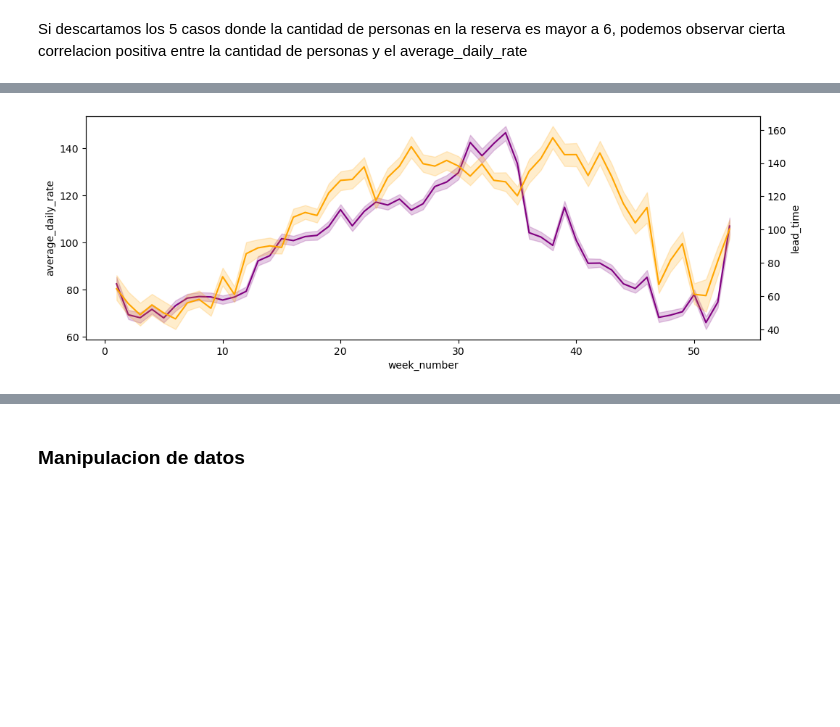
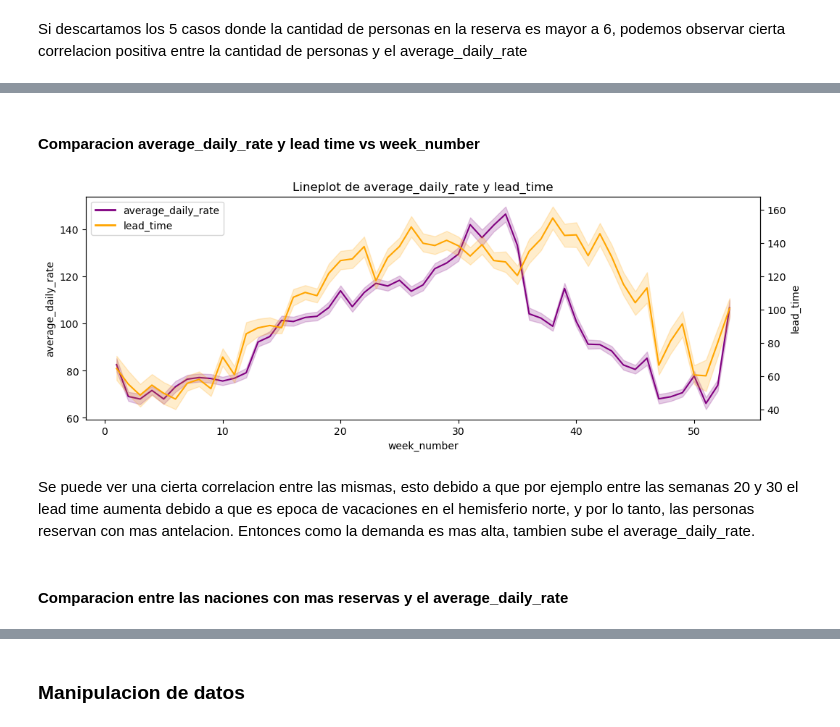
Before and after one commit to JuampiCarosi/7506R-2C2023-GRUPO23, a Jupyter notebook: 7506R_TP1_GRUPO23_CHP1_ENTREGA.ipynb, the cells around one changed output, grey strips where cells are left out. Cells and saved outputs as stored; diff of their text form; code cells hidden in the pictures; blank space fills up the shorter version.

Commit message:
agregamos varios analisis entre variables

```diff
--- a/7506R_TP1_GRUPO23_CHP1_ENTREGA.ipynb
+++ b/7506R_TP1_GRUPO23_CHP1_ENTREGA.ipynb
@@ -1109,9 +1139,22 @@ plt.show()
+# %% [markdown]
+#### Comparacion average_daily_rate y lead time vs week_number
 # %%
 fig, ax = plt.subplots(figsize=(12, 4))
 ax = sns.lineplot(x="week_number", y="average_daily_rate",data=df, color = 'purple')
 ax2 = ax.twinx()
 ax2 = sns.lineplot(x="week_number", y="lead_time",data=df, color='orange')
 
+legend_etiquetas = ['average_daily_rate', 'lead_time']
+legend_colores = ['purple', 'orange']
+
+custom_legend = [plt.Line2D([0], [0], color=color, lw=2) for color in legend_colores]
+
+plt.legend(custom_legend, legend_etiquetas, loc='upper left')
+plt.title('Lineplot de average_daily_rate y lead_time')
 plt.show()
 # %% [output]
-[figure, old version]
+[figure, new version]
+# %% [markdown]
+Se puede ver una cierta correlacion entre las mismas, esto debido a que por ejemplo entre las semanas 20 y 30 el lead time aumenta debido a que es epoca de vacaciones en el hemisferio norte, y por lo tanto, las personas reservan con mas antelacion. Entonces como la demanda es mas alta, tambien sube el average_daily_rate.
+# %% [markdown]
+#### Comparacion entre las naciones con mas reservas y el average_daily_rate
```
Also changed, not shown: parts of 35 cells of this notebook.
